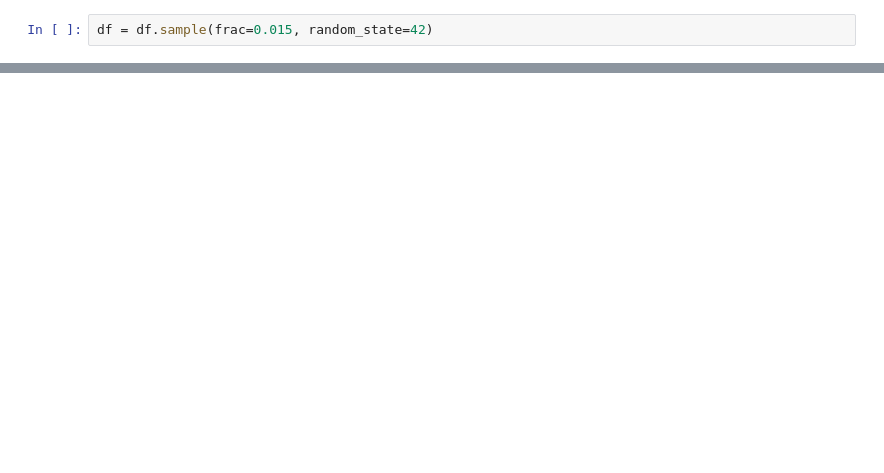
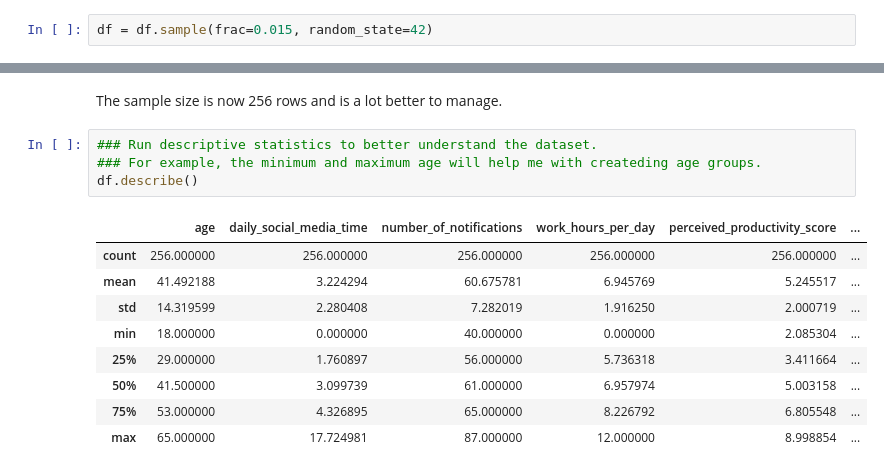
Before and after one commit to sdow-docs/Data_Analytics, a Jupyter notebook: Sarah_Colab_Works.ipynb, the cells around one changed output, grey strips where cells are left out. Saved outputs shown, nothing was run; the diff lists cells and outputs as text; blank space fills up the shorter version.

```diff
--- a/Sarah_Colab_Works.ipynb
+++ b/Sarah_Colab_Works.ipynb
@@ -55,0 +66,16 @@ memory usage: 36.5+ KB
+# %% [markdown]
+The sample size is now 256 rows and is a lot better to manage.
+# %%
+### Run descriptive statistics to better understand the dataset.
+### For example, the minimum and maximum age will help me with createding age groups.
+df.describe()
+# %% [output]
+|  | age | daily_social_media_time | number_of_notifications | work_hours_per_day | perceived_productivity_score | ... |
+| count | 256.000000 | 256.000000 | 256.000000 | 256.000000 | 256.000000 | ... |
+| mean | 41.492188 | 3.224294 | 60.675781 | 6.945769 | 5.245517 | ... |
+| std | 14.319599 | 2.280408 | 7.282019 | 1.916250 | 2.000719 | ... |
+| min | 18.000000 | 0.000000 | 40.000000 | 0.000000 | 2.085304 | ... |
+| 25% | 29.000000 | 1.760897 | 56.000000 | 5.736318 | 3.411664 | ... |
+| 50% | 41.500000 | 3.099739 | 61.000000 | 6.957974 | 5.003158 | ... |
+| 75% | 53.000000 | 4.326895 | 65.000000 | 8.226792 | 6.805548 | ... |
+| max | 65.000000 | 17.724981 | 87.000000 | 12.000000 | 8.998854 | ... |
```
Also changed, not shown: parts of 18 cells of this notebook.
